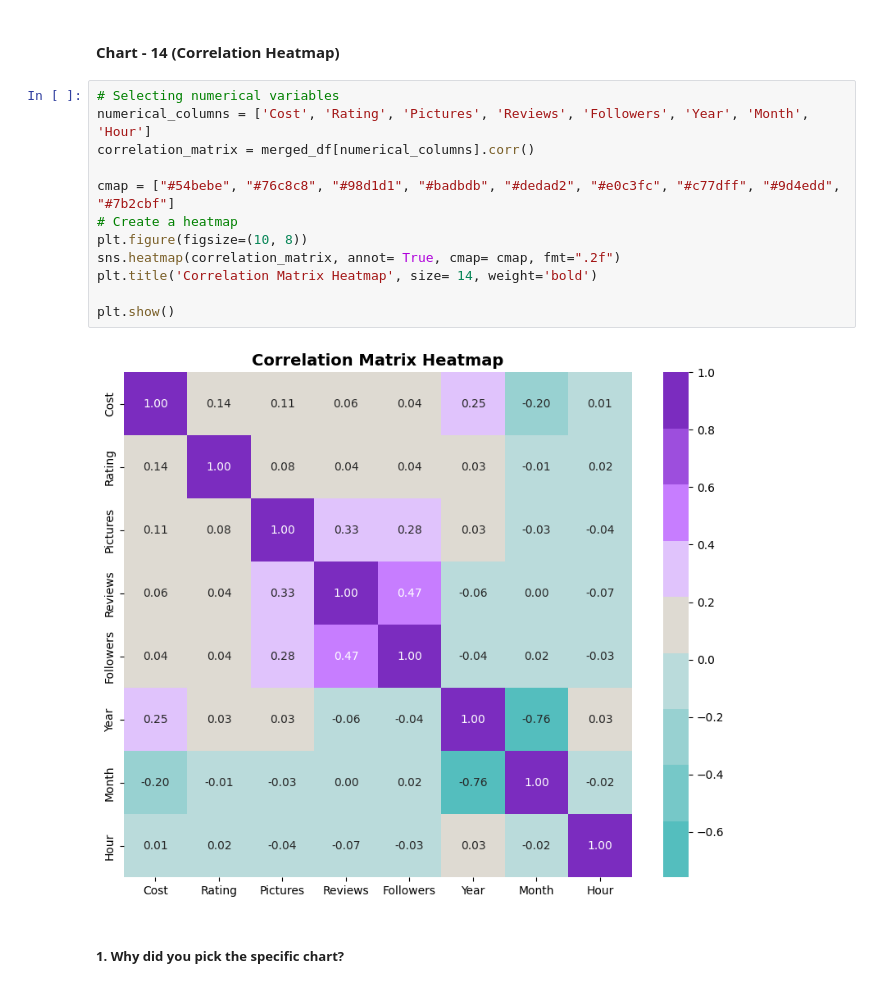
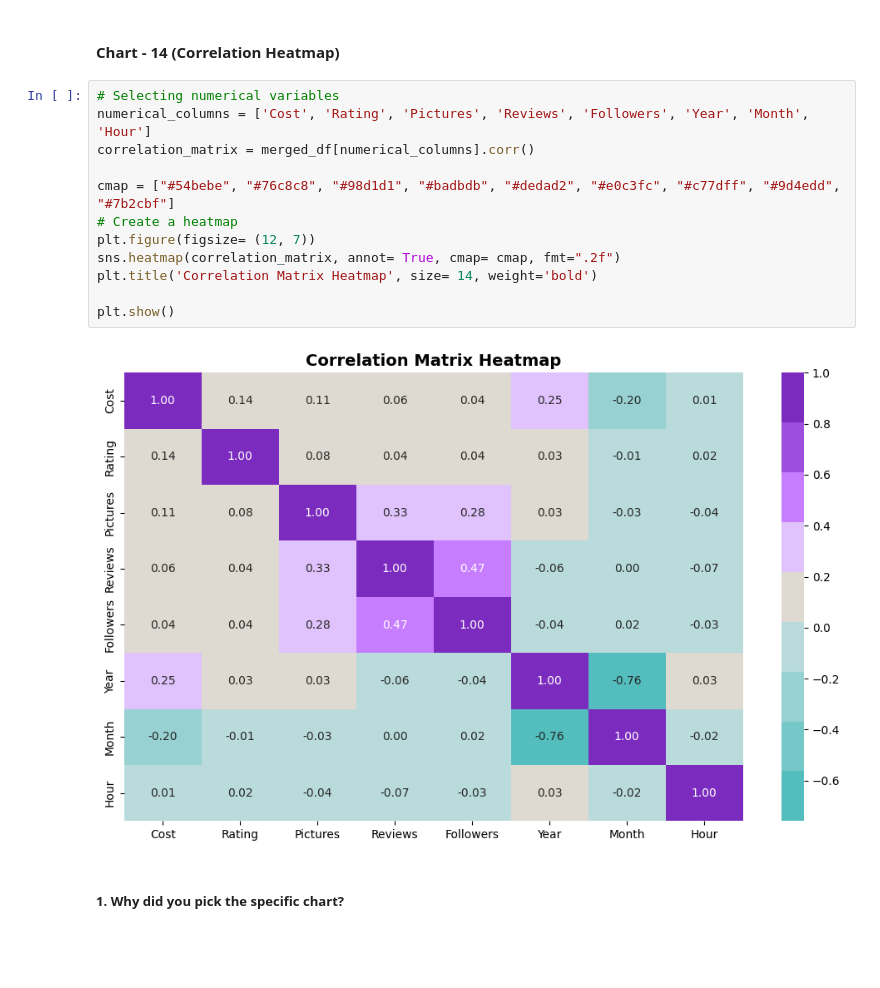
Before and after one commit to ShubhPathania/Zomato-Restaurant-Clustering-and-Sentiment-Analysis, a Jupyter notebook: Zomato_Restaurant_Clustering_and_Sentiment_Analysis.ipynb, the cells around one changed output. Drawn from its saved outputs; the diff is of its cells as text; blank space fills up the shorter version.

```diff
--- a/Zomato_Restaurant_Clustering_and_Sentiment_Analysis.ipynb
+++ b/Zomato_Restaurant_Clustering_and_Sentiment_Analysis.ipynb
@@ -1568,17 +1594,17 @@ However, there are also some potential negative implications of the insights tha
 # %%
 # Selecting numerical variables
 numerical_columns = ['Cost', 'Rating', 'Pictures', 'Reviews', 'Followers', 'Year', 'Month', 'Hour']
 correlation_matrix = merged_df[numerical_columns].corr()
 
 cmap = ["#54bebe", "#76c8c8", "#98d1d1", "#badbdb", "#dedad2", "#e0c3fc", "#c77dff", "#9d4edd", "#7b2cbf"]
 # Create a heatmap
-plt.figure(figsize=(10, 8))
+plt.figure(figsize= (12, 7))
 sns.heatmap(correlation_matrix, annot= True, cmap= cmap, fmt=".2f")
 plt.title('Correlation Matrix Heatmap', size= 14, weight='bold')
 
 plt.show()
 # %% [output]
-[figure, old version]
+[figure, new version]
 # %% [markdown]
 ##### 1. Why did you pick the specific chart?
 # %% [markdown]
```
Also changed, not shown: parts of 145 cells of this notebook.
